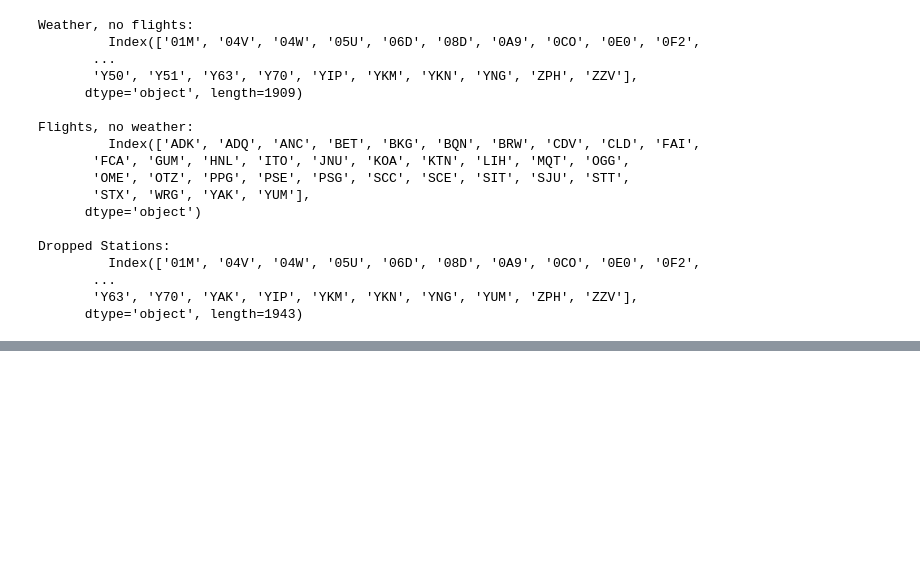
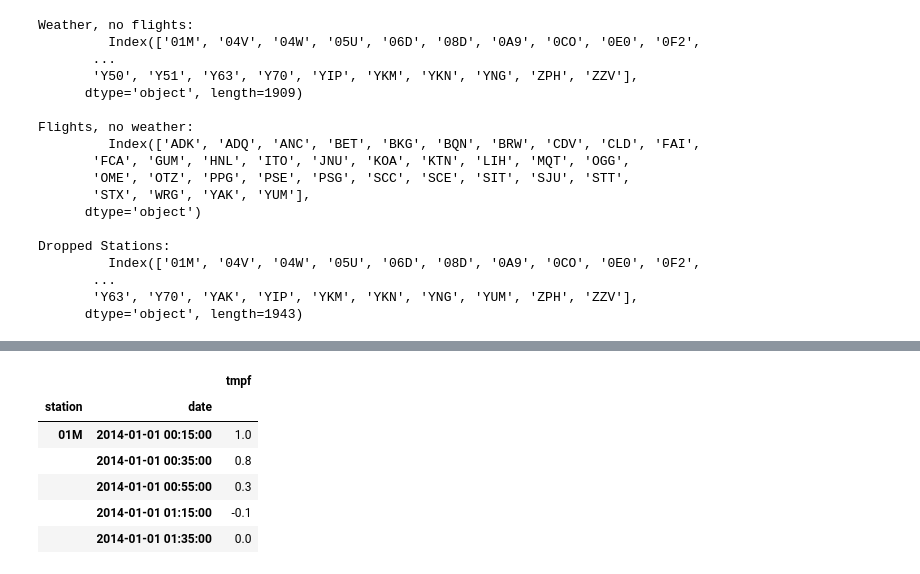
Before and after one commit to gr4vytr0n/pandas_, a Jupyter notebook: modern/part3.ipynb, the cells around one changed output, grey strips where cells are left out. Cells and saved outputs as stored; diff of their text form; code cells hidden in the pictures; blank space fills up the shorter version.

```diff
--- a/modern/part3.ipynb
+++ b/modern/part3.ipynb
@@ -153,0 +178,14 @@ Dropped Stations:
+# %%
+# With indices
+temp = weather['tmpf']
+
+c = (temp - 32) * 5 / 9
+c.to_frame().head()
+# %% [output]
+|  |  | tmpf |
+| station | date |  |
+| 01M | 2014-01-01 00:15:00 | 1.0 |
+|  | 2014-01-01 00:35:00 | 0.8 |
+|  | 2014-01-01 00:55:00 | 0.3 |
+|  | 2014-01-01 01:15:00 | -0.1 |
+|  | 2014-01-01 01:35:00 | 0.0 |
```
Also changed, not shown: parts of 5 cells of this notebook.
